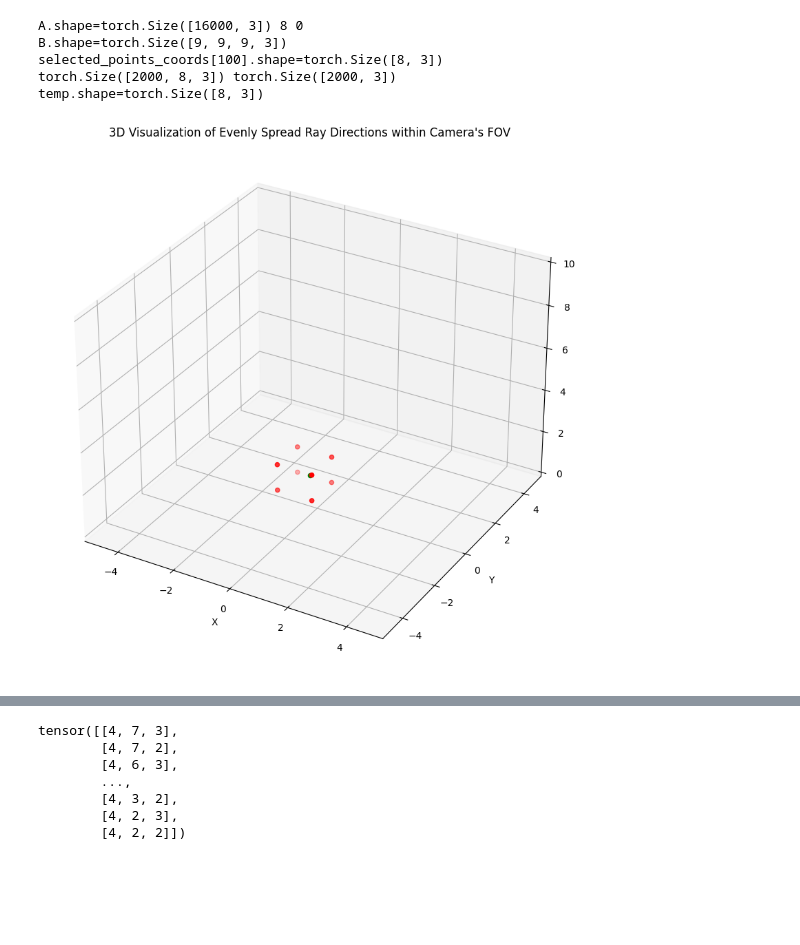
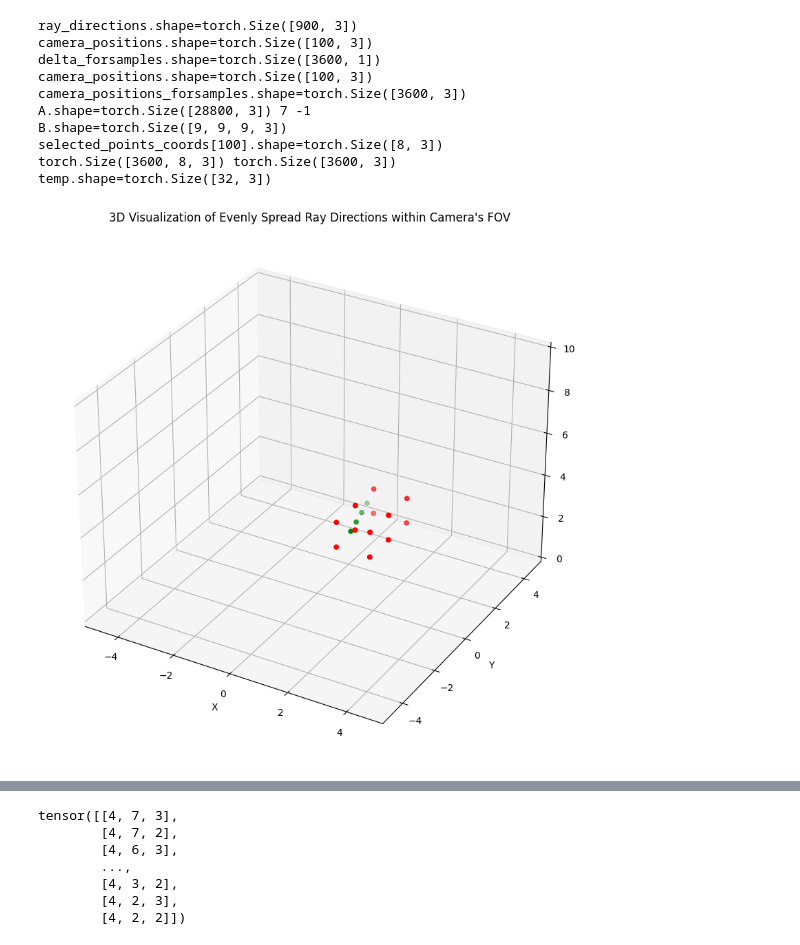
Before and after one commit to DanJbk/Plenoxels, a Jupyter notebook: notebooks/development.ipynb, the cells around one changed output, grey strips where cells are left out. Drawn from its saved outputs; the diff is of its cells as text; code cells hidden in the pictures; blank space fills up the shorter version.

```diff
--- a/notebooks/development.ipynb
+++ b/notebooks/development.ipynb
@@ -245,11 +245,16 @@ def sample_camera_rays(data, number_of_rays, num_samples, delta_step, even_sprea
 
         else:
             current_ray_directions = generate_rays(number_of_rays, transform_matrix, camera_angle_x, even_spread=even_spread)
+            # current_ray_directions = generate_rays_batched(number_of_rays, transform_matrix.unsqueeze(0), camera_angle_x, even_spread=even_spread)[i]
+
 
         ray_directions = current_ray_directions if len(ray_directions.shape) == 0 else torch.cat(
             [ray_directions, current_ray_directions], 0)
         camera_positions = transform_matrix[:3, 3].unsqueeze(0) if len(camera_positions.shape) == 0 else torch.cat(
             [camera_positions, transform_matrix[:3, 3].unsqueeze(0)], 0)
+
+    print(f"{ray_directions.shape=}")
+    print(f"{camera_positions.shape=}")
 
     delta_forsamples = delta_step*torch.arange(num_samples + 1)[1:].repeat(number_of_rays * len(data["frames"]))\
         .unsqueeze(1)
@@ -264,9 +269,9 @@ def sample_camera_rays(data, number_of_rays, num_samples, delta_step, even_sprea
 # ---
 
 
-number_of_rays=4
-num_samples=5
-delta_step=0.2
+number_of_rays=9
+num_samples=4
+delta_step=0.4
 even_spread=True
 camera_ray=False
 points_distance = 1.2
@@ -277,7 +282,7 @@ object_folders = ['chair', 'drums', 'ficus', 'hotdog', 'lego', 'materials', 'mic
 with open(f"{data_folder}/{object_folders[0]}/transforms_train.json", "r") as f:
     data = json.load(f)
 
-samples_interval, camera_positions, ray_directions = sample_camera_rays(data,
+samples_interval, camera_positions, ray_directions = sample_camera_rays_batched(data,
                                                                         number_of_rays=number_of_rays,
                                                                         num_samples=num_samples,
                                                                         delta_step=delta_step,
@@ -288,35 +293,46 @@ samples_interval, camera_positions, ray_directions = sample_camera_rays(data,
 grid_indices, grid_cells, meshgrid, grid_grid = get_grid(9, 9, 9, points_distance=1.2, info_size=4)
 
 # visualize_rays_3d(ray_directions, camera_positions, grid_indices,samples_interval)
 
 
 edge_matching_points = get_points(grid_indices, samples_interval, points_distance)
 edge_matching_points = edge_matching_points.reshape([edge_matching_points.shape[0]*edge_matching_points.shape[1],edge_matching_points.shape[2]])
 selected_points = collect_cell_information_via_indices(edge_matching_points, meshgrid)
 selected_points_coords = selected_points*points_distance + grid_indices.min(0)[0]
 
 
 selected_points = selected_points.view([int(selected_points.shape[0]/8),8,3])
 selected_points_coords = selected_points_coords.view([int(selected_points_coords.shape[0]/8),8,3])
 print(f"{selected_points_coords[100].shape=}")
 print(selected_points.shape, samples_interval.shape)
 # visualize_rays_3d(ray_directions, torch.repeat_interleave(camera_positions, 4, 0),grid_indices, samples_interval[0].unsqueeze(0))
 # visualize_rays_3d(ray_directions, [],selected_points_coords[315], samples_interval[315].unsqueeze(0))
 # visualize_rays_3d(ray_directions, [],selected_points_coords[55], samples_interval[55].unsqueeze(0))
 
 temp = torch.cat([grid_grid[tuple(s.tolist())].unsqueeze(0) for s in selected_points[83]])
+temp2 = samples_interval[83].unsqueeze(0)
+
+index = 67
+temp = torch.cat([grid_grid[tuple(s.tolist())].unsqueeze(0) for i in [index*num_samples+i for i in range(num_samples)] for s in selected_points[i] ])
+temp2= torch.cat([samples_interval[i].unsqueeze(0) for i in [index*num_samples+i for i in range(num_samples)]],0)
+
 print(f"{temp.shape=}")
 # temp = torch.index_select(temp, 1, torch.tensor([1,0,2]))
-visualize_rays_3d(ray_directions, [],temp, samples_interval[83].unsqueeze(0))
+visualize_rays_3d(ray_directions, [],temp, temp2)
 
 
 # todo: 1. ~~create a function to denormalize the grid and use it. <- the one i use now is confirmed correct~~
 # todo: 2. ~~check if torch.index_select at collect_cell_information_via_indices is nesscery. <- confirmed not~~
 # todo: 3. debug and make modular.
 # %% [output]
-A.shape=torch.Size([16000, 3]) 8 0
+ray_directions.shape=torch.Size([900, 3])
+camera_positions.shape=torch.Size([100, 3])
+delta_forsamples.shape=torch.Size([3600, 1])
+camera_positions.shape=torch.Size([100, 3])
+camera_positions_forsamples.shape=torch.Size([3600, 3])
+A.shape=torch.Size([28800, 3]) 7 -1
 B.shape=torch.Size([9, 9, 9, 3])
 selected_points_coords[100].shape=torch.Size([8, 3])
-torch.Size([2000, 8, 3]) torch.Size([2000, 3])
-temp.shape=torch.Size([8, 3])
+torch.Size([3600, 8, 3]) torch.Size([3600, 3])
+temp.shape=torch.Size([32, 3])
-[figure, old version]
+[figure, new version]
```
Also changed, not shown: parts of 12 cells of this notebook, 1 other file.
